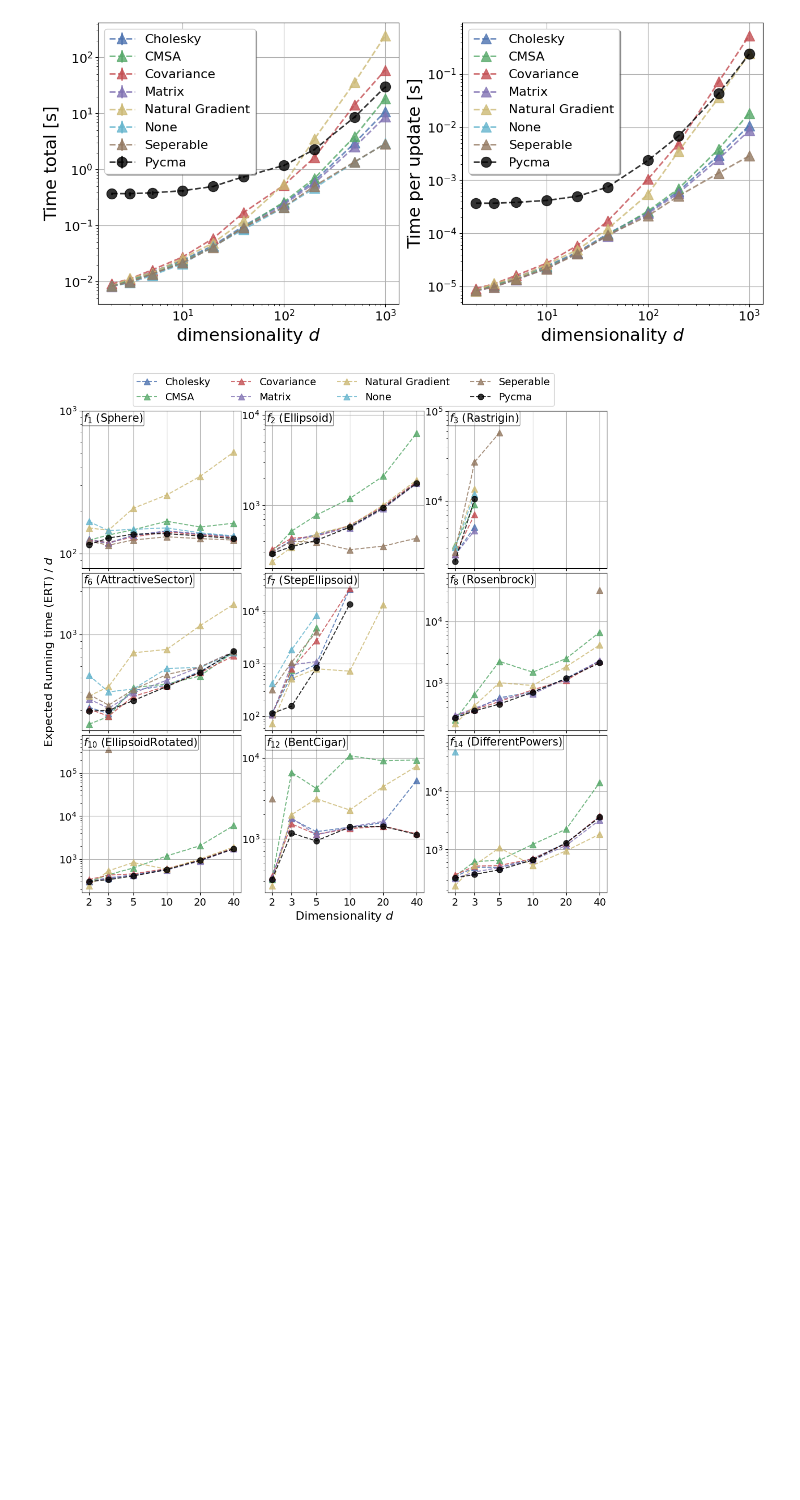
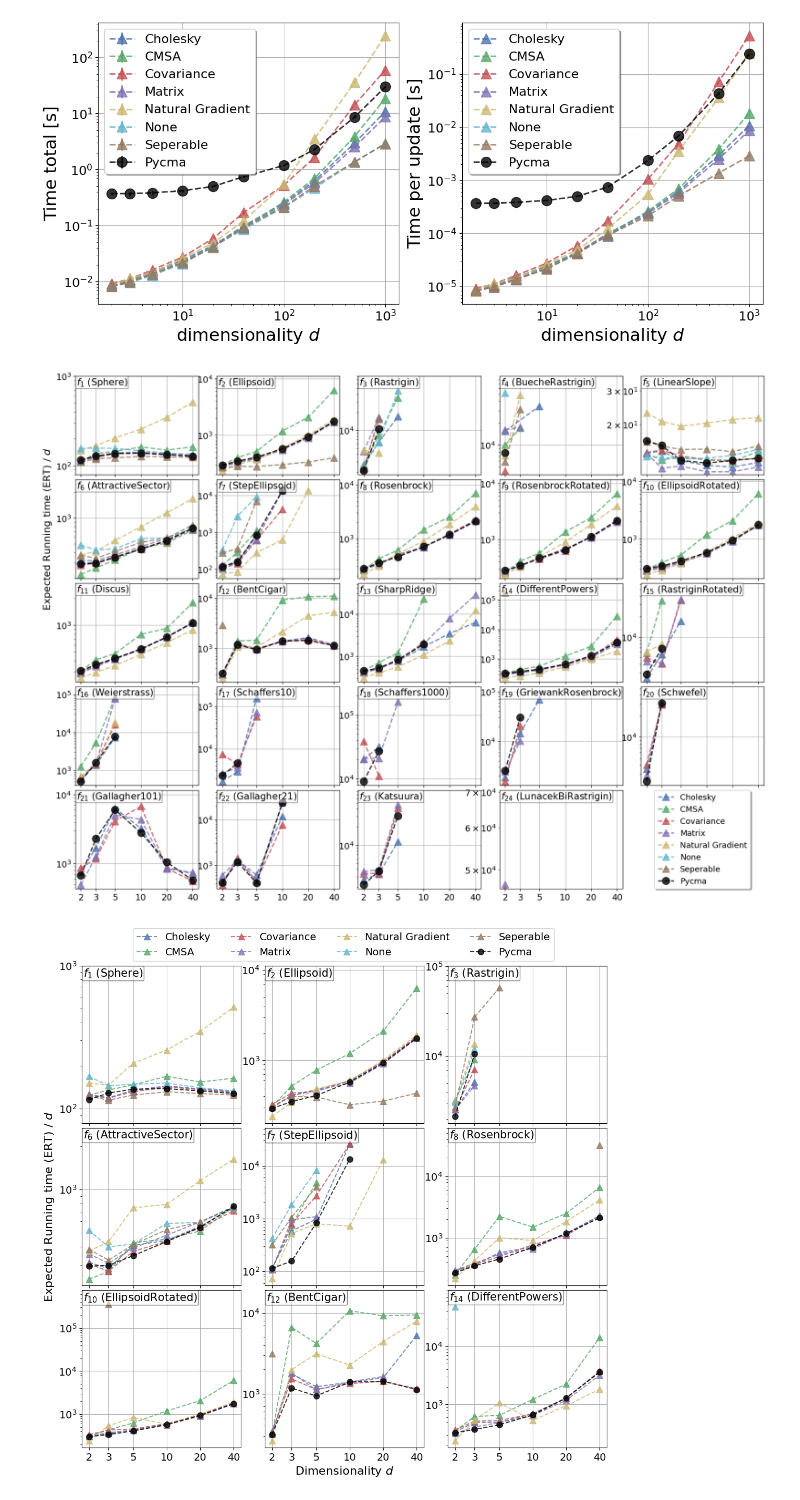
Before and after one commit to IOHprofiler/ModularCMAES, a Jupyter notebook: scripts/matrix/plots.ipynb, the cells around one changed output. Cells and saved outputs as stored; diff of their text form; code cells hidden in the pictures; blank space fills up the shorter version.

```diff
--- a/scripts/matrix/plots.ipynb
+++ b/scripts/matrix/plots.ipynb
@@ -96 +108,62 @@ completed_overview = manager.overview.join(
+# %%
+
+DIMS = np.array([2, 3, 5, 10, 20, 40, 100])
+FUNCTIONS = np.arange(1, 25)
+
+
+f, axes = plt.subplots(5, 5, figsize=(20, 15), sharex='col', sharey=False)
+axes = axes.ravel()
+for (fid, ax) in zip(FUNCTIONS, axes):
+    f_data = completed_overview.filter(function_id = fid)
+
+    for method, color in colormap.items():
+        m_data = f_data.filter(algorithm_name = method)
+        erts = np.array([ert(m_data.filter(dimension=d)) / d for d in DIMS])
+        label = method.title().replace("_", " ") if method != "CMSA" else method
+        marker = "^"
+        if method == "pycma":
+            marker = 'o'
+        mask = np.isfinite(erts)
+        ax.plot(
+            DIMS[mask],
+            erts[mask],
+            label=label,
+            marker=marker,
+            markersize=12,
+            linestyle='dashed',
+            alpha=.8,
+            linewidth=2,
+            color=color
+        )
+
+    ax.grid(which="both", axis='x')
+    ax.grid(which="major", axis='y')
+    ax.set_yscale("log", base=10)
+    ax.set_xscale("log", base=2)
+    ax.set_xticks(DIMS[:-1], DIMS[:-1])
+    ax.tick_params(axis='both', which='both', labelsize=14)
+
+    ax.text(0.01, 0.99,f"$f_{{{fid}}}$ (" + f_data['function_name'][0] + ")",
+        transform=ax.transAxes,
+        bbox=dict(boxstyle='round,pad=0.1', facecolor='white', alpha=0.5),
+         ha='left', va='top', fontsize=15)
+
+    if fid == 6:
+        ax.set_ylabel("Expected Running time (ERT) / $d$", fontsize=16)
+
+    ylim = ax.get_ylim()
+    ax.set_ylim(ylim[0], 1.5 * ylim[1])
+    if fid == 1:
+        ax.set_ylim(10**1.9, 10**3)
+
+    if fid == 12:
+        ax.set_xlabel(f"Dimensionality $d$", fontsize=16)
+
+axes[24].axis('off')
+handles, labels = axes[0].get_legend_handles_labels()
+axes[24].legend(handles, labels, loc='center', fancybox=True, shadow=True, fontsize=13)
+# plt.tight_layout()
+plt.subplots_adjust(hspace=.05, wspace=0.15)
+# %% [output]
+[figure, added]
 # %%
```
Also changed, not shown: parts of 2 cells of this notebook, 9 other files.
